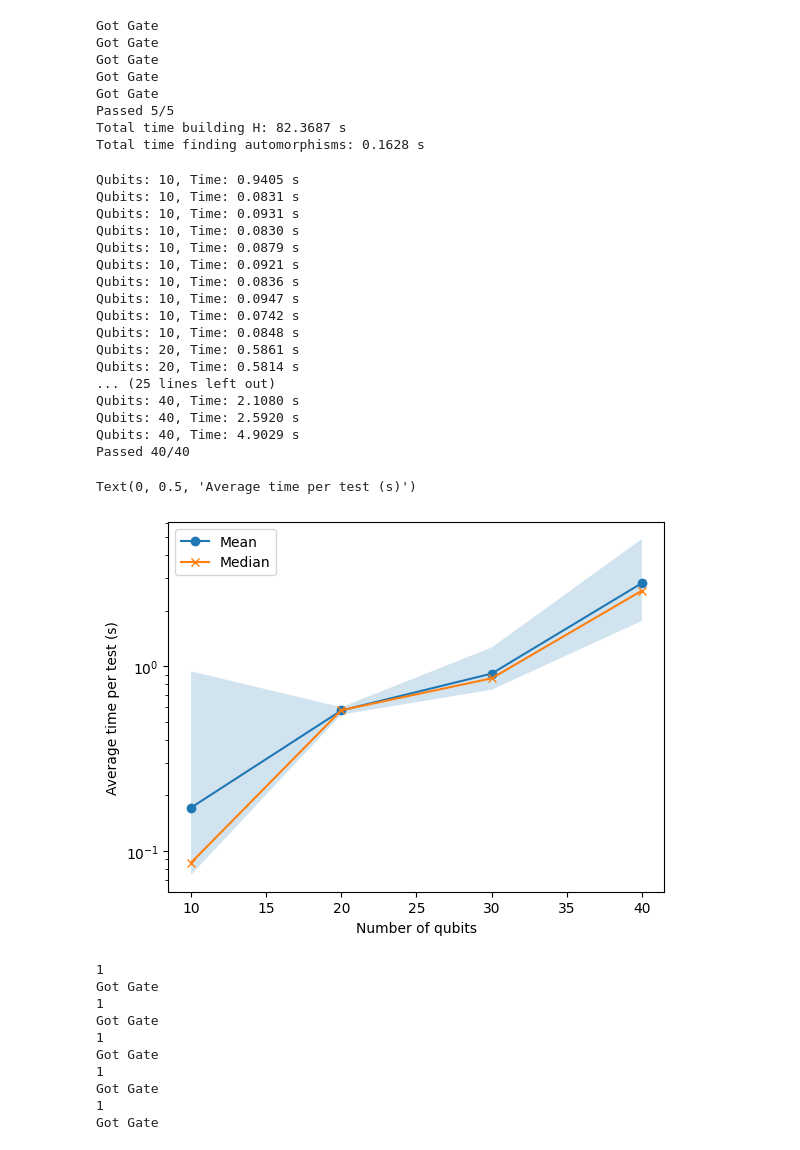
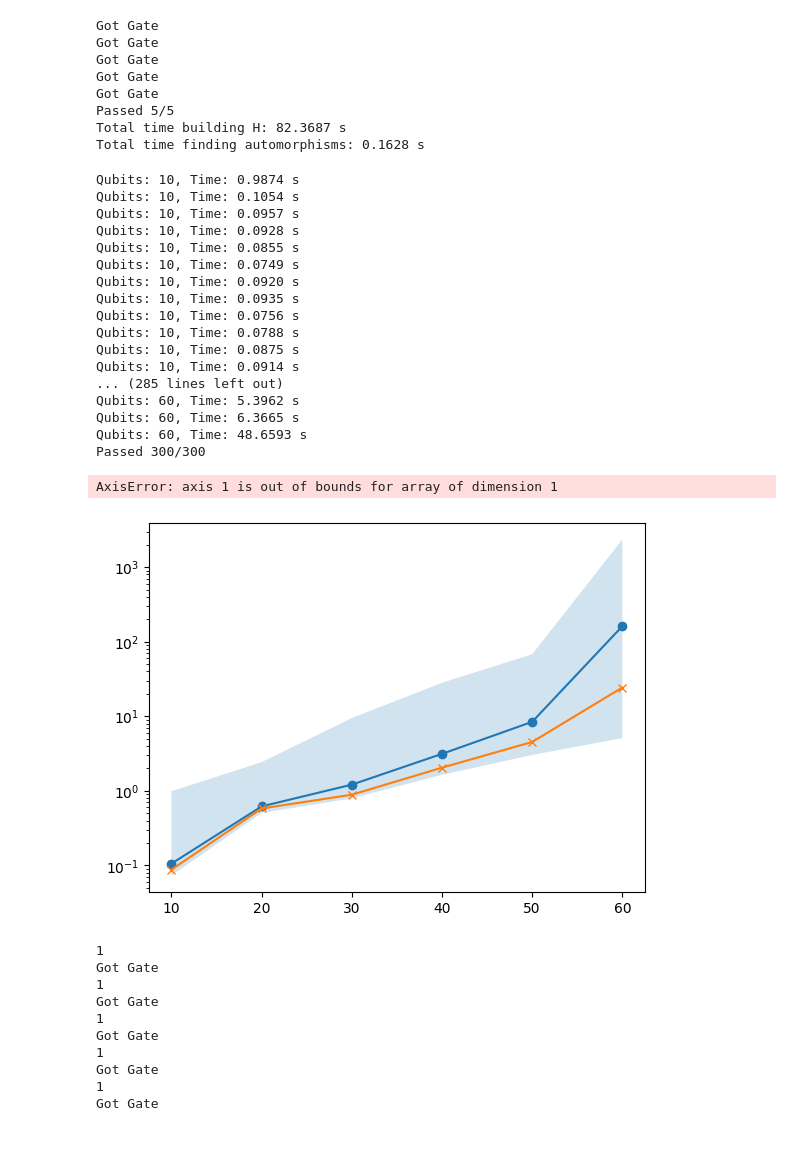
Before and after one commit to f-martini/SympleQ, a Jupyter notebook: scripts/experiments/symmetries/notebooks/sym_matroid.ipynb, the cells around one changed output. Saved outputs shown, nothing was run; the diff lists cells and outputs as text; code cells hidden in the pictures.

```diff
--- a/scripts/experiments/symmetries/notebooks/sym_matroid.ipynb
+++ b/scripts/experiments/symmetries/notebooks/sym_matroid.ipynb
@@ -200,18 +201,19 @@ Total time building H: 82.3687 s
 Total time finding automorphisms: 0.1628 s
 # %%
 # test in loop
-n_tests = 10
+n_tests = 50
 passed = 0
 seed = None
 d = 2
 
 sym = SWAP(0, 1, 2)
 # sym = Hadamard(0, 2)
-n_qs = [10, 20, 30, 40]
+n_qs = [10, 20, 30, 40, 50, 60]
 times_mean = np.zeros(len(n_qs))
 times_median = np.zeros(len(n_qs))
 times_max = np.zeros(len(n_qs))
 times_min = np.zeros(len(n_qs))
+all_times = np.zeros((len(n_qs), n_tests))
 
 for n_qubits in n_qs:
     n_paulis = int(2.1 * n_qubits)
@@ -280,42 +282,46 @@ for n_qubits in n_qs:
     times_median[n_qs.index(n_qubits)] = np.median(test_times)
     times_max[n_qs.index(n_qubits)] = np.max(test_times)
     times_min[n_qs.index(n_qubits)] = np.min(test_times)
+    all_times[n_qs.index(n_qubits), :] = test_times
 
 print(f'Passed {passed}/{len(n_qs) * n_tests}')
 # print(perms)
 # print(G.symplectic)
 # %% [output]
-Qubits: 10, Time: 0.9405 s
-Qubits: 10, Time: 0.0831 s
-Qubits: 10, Time: 0.0931 s
-Qubits: 10, Time: 0.0830 s
-Qubits: 10, Time: 0.0879 s
-Qubits: 10, Time: 0.0921 s
-Qubits: 10, Time: 0.0836 s
-Qubits: 10, Time: 0.0947 s
-Qubits: 10, Time: 0.0742 s
-Qubits: 10, Time: 0.0848 s
-Qubits: 20, Time: 0.5861 s
-Qubits: 20, Time: 0.5814 s
-... (25 lines left out)
-Qubits: 40, Time: 2.1080 s
-Qubits: 40, Time: 2.5920 s
-Qubits: 40, Time: 4.9029 s
-Passed 40/40
+Qubits: 10, Time: 0.9874 s
+Qubits: 10, Time: 0.1054 s
+Qubits: 10, Time: 0.0957 s
+Qubits: 10, Time: 0.0928 s
+Qubits: 10, Time: 0.0855 s
+Qubits: 10, Time: 0.0749 s
+Qubits: 10, Time: 0.0920 s
+Qubits: 10, Time: 0.0935 s
+Qubits: 10, Time: 0.0756 s
+Qubits: 10, Time: 0.0788 s
+Qubits: 10, Time: 0.0875 s
+Qubits: 10, Time: 0.0914 s
+... (285 lines left out)
+Qubits: 60, Time: 5.3962 s
+Qubits: 60, Time: 6.3665 s
+Qubits: 60, Time: 48.6593 s
+Passed 300/300
 # %%
 import matplotlib.pyplot as plt
 plt.semilogy(n_qs, times_mean, marker='o', label='Mean')
 plt.semilogy(n_qs, times_median, marker='x', label='Median')
 # fill in area between max and min
 plt.fill_between(n_qs, times_max, times_min, alpha=0.2)
+# standard deviation of each n_q
+std_dev = [np.std(test_times[i, :]) for i in range(len(n_qs))]
+plt.fill_between(n_qs, times_mean - std_dev, times_mean + std_dev, alpha=0.1, color='gray', label='Std Dev')
 plt.legend()
 # plt.plot(n_qs, times_max, marker='^', label='Max')
 # plt.plot(n_qs, times_min, marker='d', label='Min')
 plt.xlabel('Number of qubits')
 plt.ylabel('Average time per test (s)')
 # %% [output]
-Text(0, 0.5, 'Average time per test (s)')
+AxisError: axis 1 is out of bounds for array of dimension 1
-[figure, old version]
+[figure, new version]
 # %%
 # ising model
 Ns = [5, 6, 7, 8, 9]
```
Also changed, not shown: parts of 5 cells of this notebook, 10 other files.
